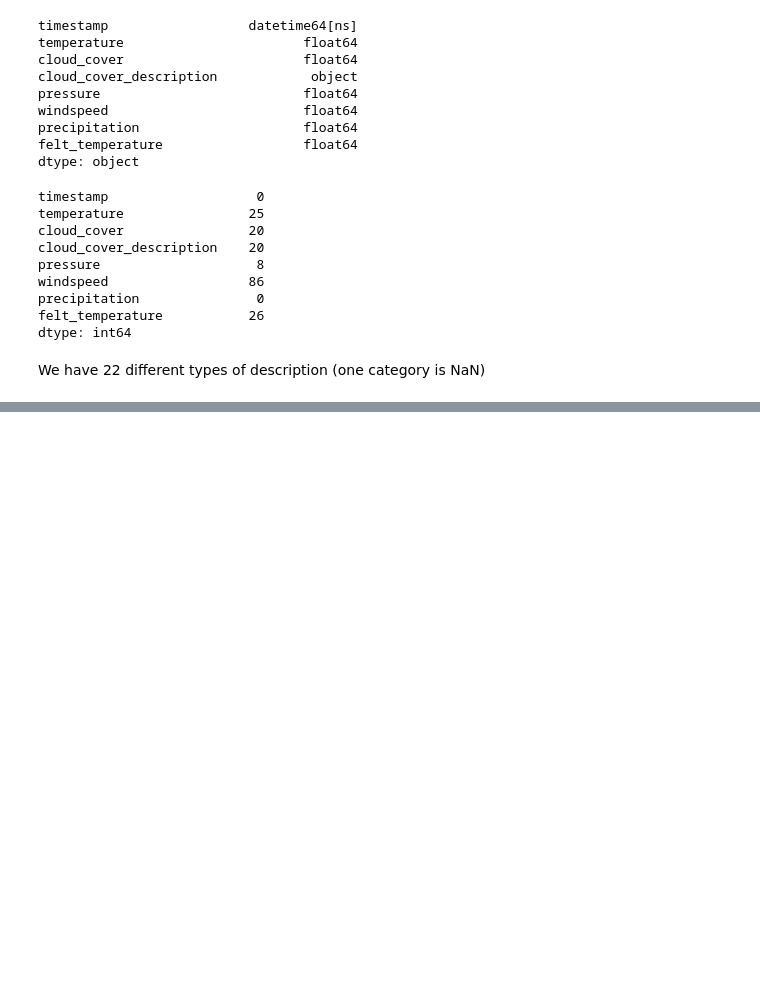
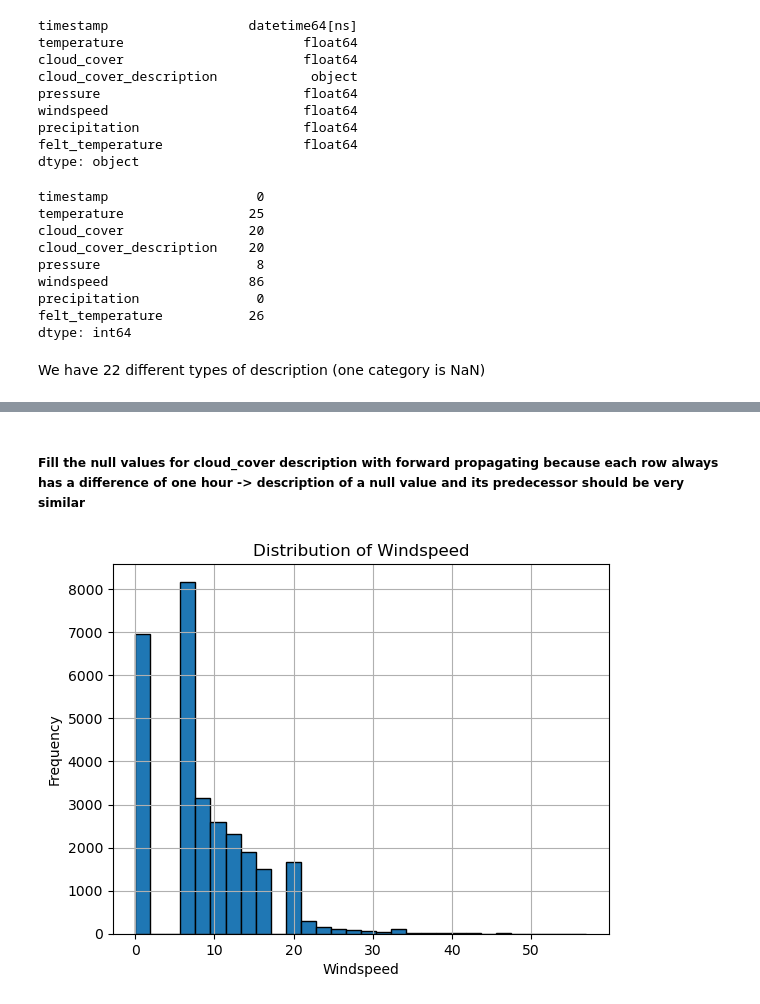
Before and after one commit to Vigro08/AA-Team-Assignment, a Jupyter notebook: AAcleanWeather.ipynb, the cells around one changed output, grey strips where cells are left out. Saved outputs shown, nothing was run; the diff lists cells and outputs as text; code cells hidden in the pictures; blank space fills up the shorter version.

Commit message:
add some more data preparation for weather

```diff
--- a/AAcleanWeather.ipynb
+++ b/AAcleanWeather.ipynb
@@ -72,3 +71,12 @@ felt_temperature           26
 dtype: int64
 # %% [markdown]
 We have 22 different types of description (one category is NaN)
+# %%
+# Replace null values in temperature with mean
+weather['temperature'] = weather['temperature'].fillna(weather['temperature'].mean(skipna=True))
+
+# Replace null values in cloud_cover with mean
+weather['cloud_cover'] = weather['cloud_cover'].fillna(weather['cloud_cover'].mean(skipna=True))
+
+#Replace null values of windspeed with median as the data is not normal distributed (see below)
+weather['windspeed'] = weather['windspeed'].fillna(weather['cloud_cover'].median(skipna=True))
@@ -74,0 +94,16 @@ We have 22 different types of description (one category is NaN)
+# %% [markdown]
+<h5/>Fill the null values for cloud_cover description with forward propagating because each row always has a difference of one hour -> description of a null value and its predecessor should be very similar
+# %%
+weather['cloud_cover_description'] = weather['cloud_cover_description'].ffill()
+# %%
+import matplotlib.pyplot as plt
+
+# Show distribution of windspeed in histogram
+weather['windspeed'].hist(bins=30, edgecolor='black')
+
+plt.title('Distribution of Windspeed')
+plt.xlabel('Windspeed')
+plt.ylabel('Frequency')
+plt.show()
+# %% [output]
+[figure, added]
```
Also changed, not shown: parts of 4 cells of this notebook, 1 other file.
